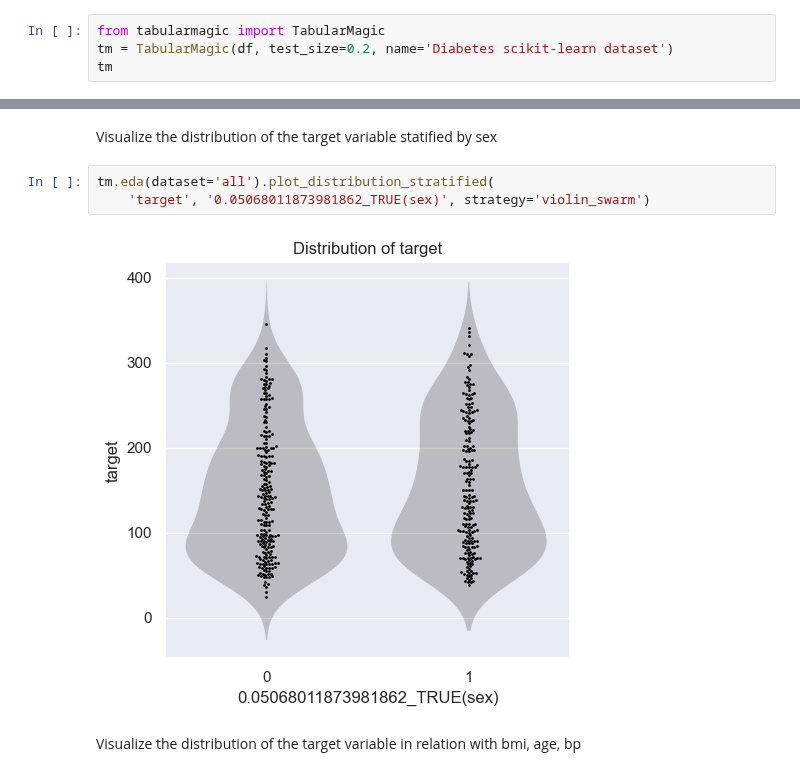
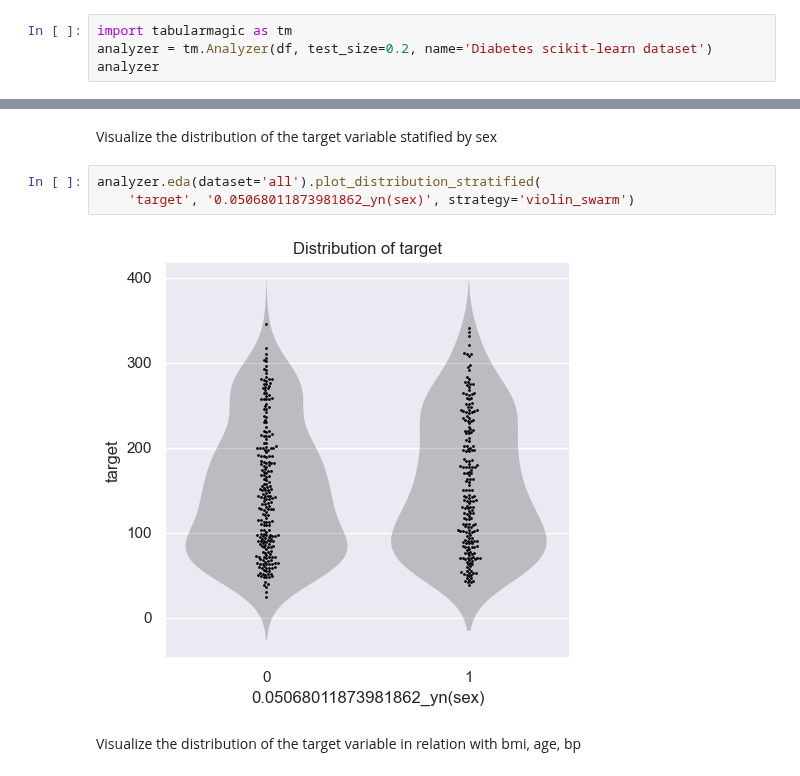
Before and after one commit to ajy25/TabularMagic, a Jupyter notebook: demo/regression/diabetes.ipynb, the cells around one changed output, grey strips where cells are left out. Drawn from its saved outputs; the diff is of its cells as text.

Commit message:
[MAJOR] python black style + renaming of TabularMagic to Analyzer

```diff
--- a/demo/regression/diabetes.ipynb
+++ b/demo/regression/diabetes.ipynb
@@ -12,9 +12,9 @@ data = pd.DataFrame(diabetes.data, columns=diabetes.feature_names)
 target = pd.Series(diabetes.target, name='target')
 df = pd.concat([data, target], axis=1)
 # %%
-from tabularmagic import TabularMagic
-tm = TabularMagic(df, test_size=0.2, name='Diabetes scikit-learn dataset')
-tm
+import tabularmagic as tm
+analyzer = tm.Analyzer(df, test_size=0.2, name='Diabetes scikit-learn dataset')
+analyzer
 # %% [output]
 INFO: Initialization complete. Shapes of train, test DataFrames: (353, 11), (89,
       11).
@@ -55,10 +55,10 @@ Numerical variables:
 # %% [markdown]
 Visualize the distribution of the target variable statified by sex
 # %%
-tm.eda(dataset='all').plot_distribution_stratified(
-    'target', '0.05068011873981862_TRUE(sex)', strategy='violin_swarm')
+analyzer.eda(dataset='all').plot_distribution_stratified(
+    'target', '0.05068011873981862_yn(sex)', strategy='violin_swarm')
 # %% [output]
-[figure, old version]
+[figure, new version]
 # %% [markdown]
 Visualize the distribution of the target variable in relation with bmi, age, bp
 # %%
```
Also changed, not shown: parts of 6 cells of this notebook, 51 other files.
